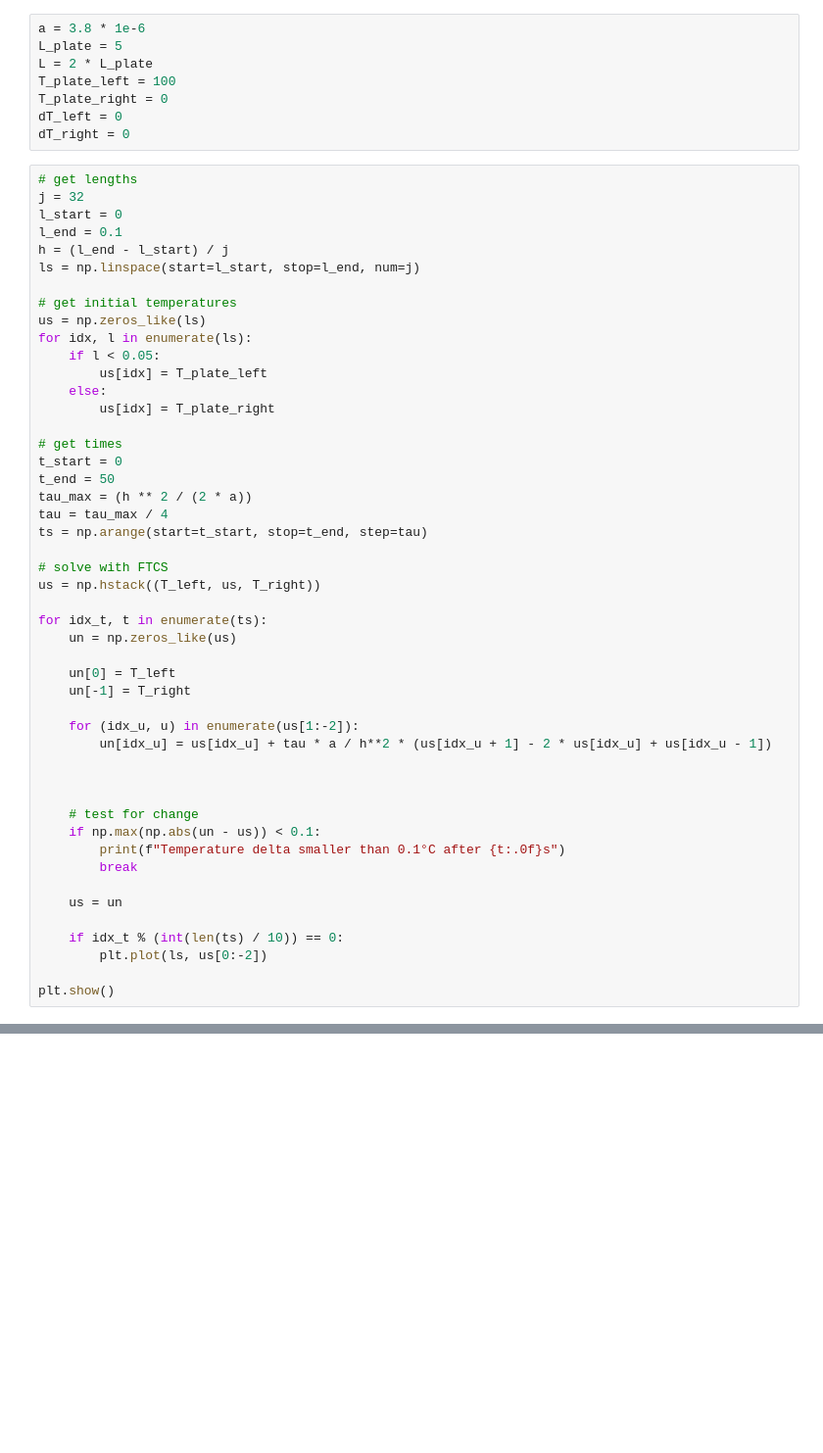
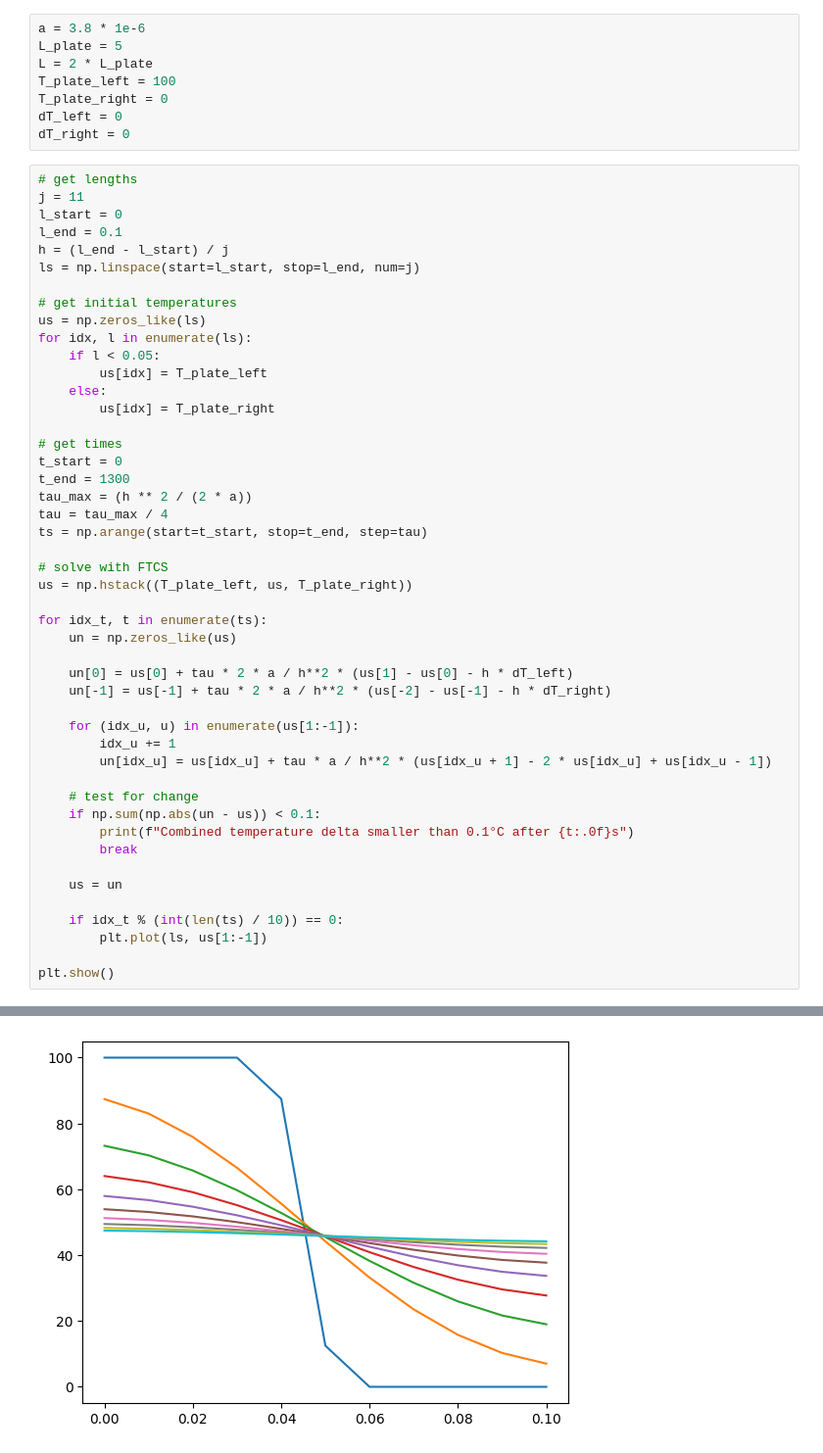
Before and after one commit to nwalser/systems-engineering-numerik, a Jupyter notebook: applications/12_partial_derivatives_1_2.ipynb, the cells around one changed output, grey strips where cells are left out. Shown: that part at 98% size. Saved outputs shown, nothing was run; the diff lists cells and outputs as text; blank space fills up the shorter version.

```diff
--- a/applications/12_partial_derivatives_1_2.ipynb
+++ b/applications/12_partial_derivatives_1_2.ipynb
@@ -11,7 +11,7 @@ dT_left = 0
 dT_right = 0
 # %%
 # get lengths
-j = 32
+j = 11
 l_start = 0
 l_end = 0.1
 h = (l_end - l_start) / j
@@ -27,33 +27,33 @@ for idx, l in enumerate(ls):
 
 # get times
 t_start = 0
-t_end = 50
+t_end = 1300
 tau_max = (h ** 2 / (2 * a))
 tau = tau_max / 4
 ts = np.arange(start=t_start, stop=t_end, step=tau)
 
 # solve with FTCS
-us = np.hstack((T_left, us, T_right))
+us = np.hstack((T_plate_left, us, T_plate_right))
 
 for idx_t, t in enumerate(ts):
     un = np.zeros_like(us)
 
-    un[0] = T_left
-    un[-1] = T_right
+    un[0] = us[0] + tau * 2 * a / h**2 * (us[1] - us[0] - h * dT_left)
+    un[-1] = us[-1] + tau * 2 * a / h**2 * (us[-2] - us[-1] - h * dT_right)
 
-    for (idx_u, u) in enumerate(us[1:-2]):
+    for (idx_u, u) in enumerate(us[1:-1]):
+        idx_u += 1
         un[idx_u] = us[idx_u] + tau * a / h**2 * (us[idx_u + 1] - 2 * us[idx_u] + us[idx_u - 1])
 
-
-
     # test for change
-    if np.max(np.abs(un - us)) < 0.1:
-        print(f"Temperature delta smaller than 0.1°C after {t:.0f}s")
+    if np.sum(np.abs(un - us)) < 0.1:
+        print(f"Combined temperature delta smaller than 0.1°C after {t:.0f}s")
         break
 
     us = un
 
     if idx_t % (int(len(ts) / 10)) == 0:
-        plt.plot(ls, us[0:-2])
+        plt.plot(ls, us[1:-1])
 
 plt.show()
+# %% [output]
@@ -59,0 +61 @@ plt.show()
+[figure, added]
```
Also changed, not shown: parts of 1 cell of this notebook, 1 other file.
